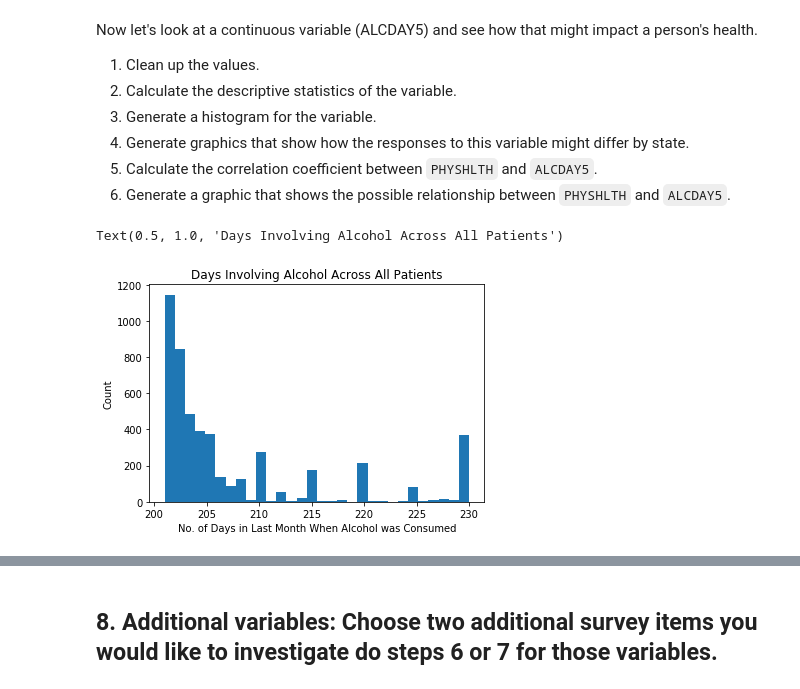
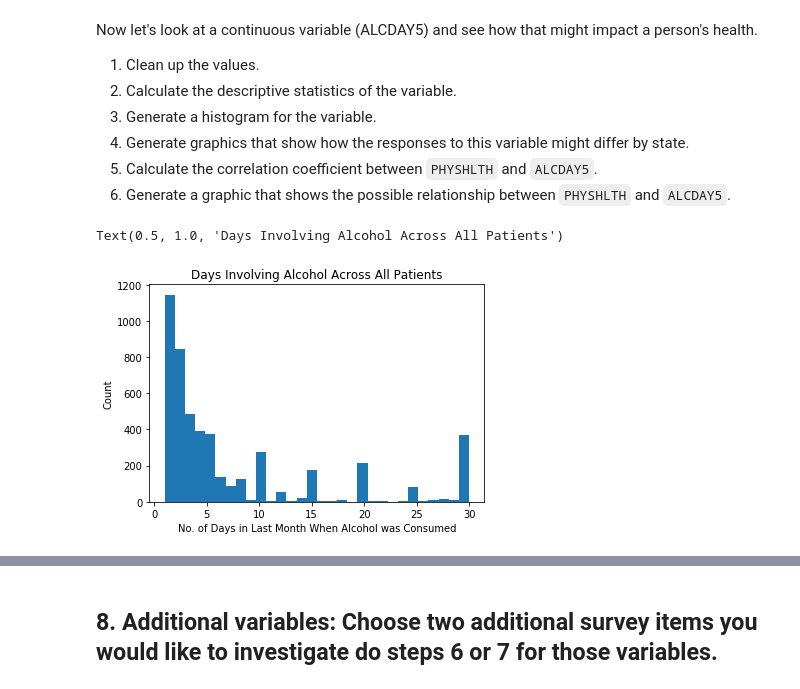
Before and after one commit to bphall/nyc-mhtn-ds-010620-lectures, a Jupyter notebook: week_2/case_study/Data_Exploration_Applied.ipynb, the cells around one changed output, grey strips where cells are left out. Cells and saved outputs as stored; diff of their text form; code cells hidden in the pictures.

```diff
--- a/week_2/case_study/Data_Exploration_Applied.ipynb
+++ b/week_2/case_study/Data_Exploration_Applied.ipynb
@@ -315,31 +316,31 @@ Now let's look at a continuous variable (ALCDAY5) and see how that might impact
 # %%
 # df_alcohol = df_bad_health.loc[df_bad_health['ALCDAY5'] >=1 and df_bad_health['ALCDAY5'] <=30]
 # df_alcohol.head()
 
 
 
 # df_bad_health['ALCDAY5'] == (888), \
 #                            df_bad_health['ALCDAY5'] == (999), \
 #                            df_bad_health['ALCDAY5'].isna()]
 
 
 df_alcohol = df_bad_health.drop(df_bad_health.loc[df_bad_health['ALCDAY5'] == (888)].index)
 for i in range(101,108):
     df_alcohol = df_alcohol.drop(df_alcohol.loc[df_alcohol['ALCDAY5'] == i].index)
 df_alcohol = df_alcohol.drop(df_alcohol.loc[df_alcohol['ALCDAY5'] == (777)].index)
 df_alcohol = df_alcohol.drop(df_alcohol.loc[df_alcohol['ALCDAY5'] == (999)].index)
 df_alcohol = df_alcohol.drop(df_alcohol.loc[df_alcohol['ALCDAY5'].isna()].index)
 for i in range(201,231):
-    df_alcohol['ALCDAY5'].replace(to_replace=i, value=i-200)
+    df_alcohol['ALCDAY5'].replace(to_replace=i, value=i-200, inplace=True)
 df_alcohol['ALCDAY5'].value_counts()
 # df_alcohol['ALCDAY5'].value_counts()
 plt.hist(df_alcohol['ALCDAY5'], bins=30)
 plt.xlabel('No. of Days in Last Month When Alcohol was Consumed')
 plt.ylabel('Count')
 plt.title('Days Involving Alcohol Across All Patients')
 # %% [output]
 Text(0.5, 1.0, 'Days Involving Alcohol Across All Patients')
-[figure, old version]
+[figure, new version]
 # %%
 CT = df_bad_health.loc[df['_STATE'] == 9.0, ['PHYSHLTH', '_STATE', 'ALCDAY5']]
 NJ = df_bad_health.loc[df['_STATE'] == 34.0, ['PHYSHLTH', '_STATE', 'ALCDAY5']]
```
Also changed, not shown: parts of 5 cells of this notebook, 1 other file.
